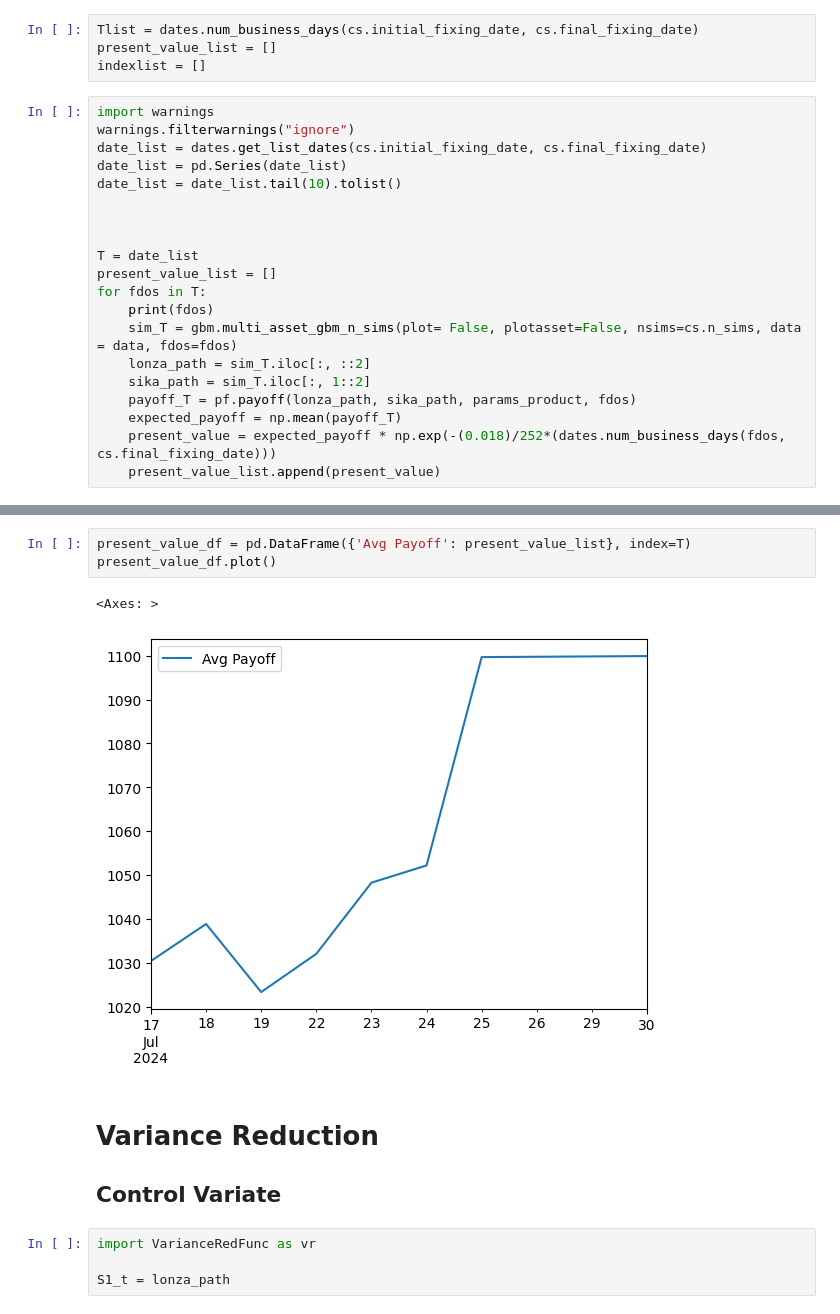
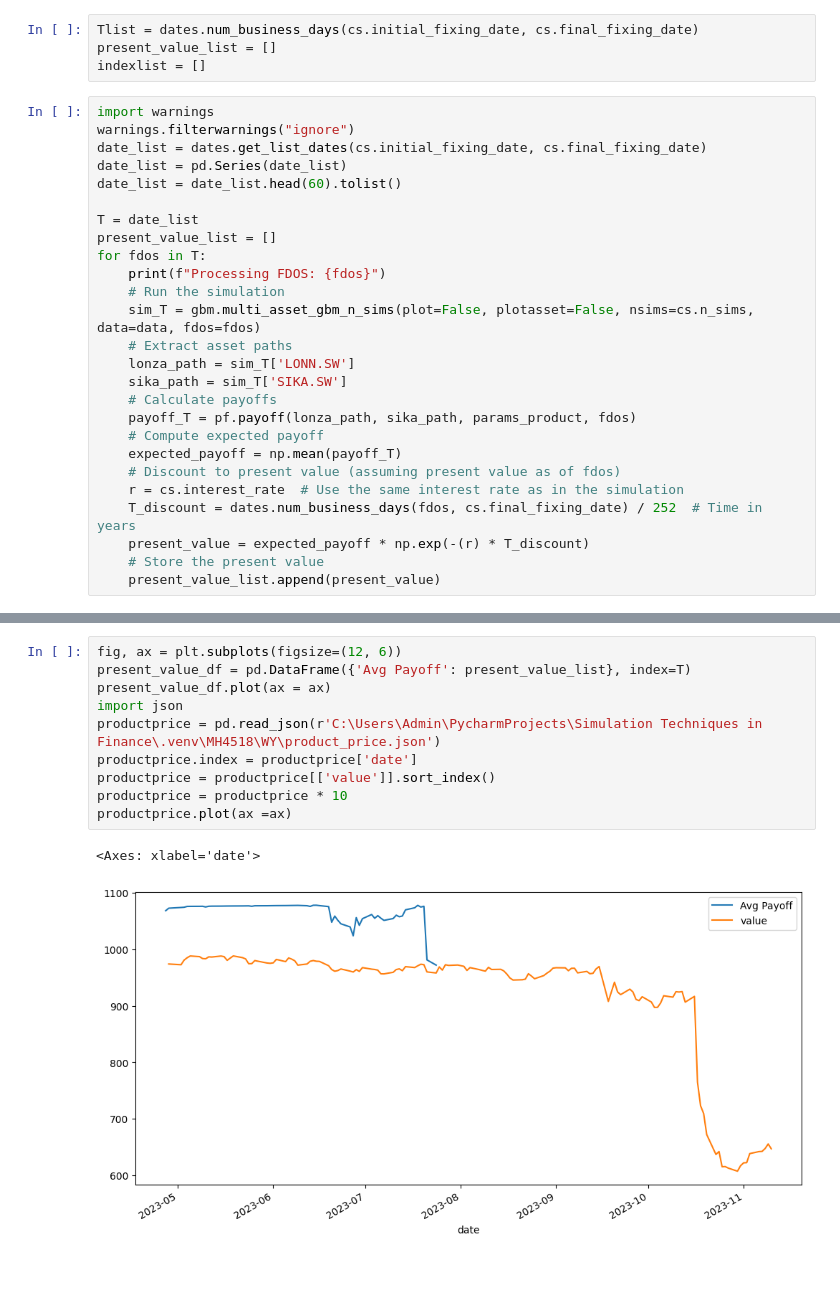
Before and after one commit to weiyuanoh/MH4518, a Jupyter notebook: WY/BlackSholes.ipynb, the cells around one changed output, grey strips where cells are left out. Cells and saved outputs as stored; diff of their text form; blank space fills up the shorter version.

```diff
--- a/WY/BlackSholes.ipynb
+++ b/WY/BlackSholes.ipynb
@@ -53,19 +53,25 @@ import warnings
 warnings.filterwarnings("ignore")
 date_list = dates.get_list_dates(cs.initial_fixing_date, cs.final_fixing_date)
 date_list = pd.Series(date_list)
-date_list = date_list.tail(10).tolist()
-
-
+date_list = date_list.head(60).tolist()
 
 T = date_list
 present_value_list = []
 for fdos in T:
-    print(fdos)
-    sim_T = gbm.multi_asset_gbm_n_sims(plot= False, plotasset=False, nsims=cs.n_sims, data = data, fdos=fdos)
-    lonza_path = sim_T.iloc[:, ::2]
-    sika_path = sim_T.iloc[:, 1::2]
+    print(f"Processing FDOS: {fdos}")
+    # Run the simulation
+    sim_T = gbm.multi_asset_gbm_n_sims(plot=False, plotasset=False, nsims=cs.n_sims, data=data, fdos=fdos)
+    # Extract asset paths
+    lonza_path = sim_T['LONN.SW']
+    sika_path = sim_T['SIKA.SW']
+    # Calculate payoffs
     payoff_T = pf.payoff(lonza_path, sika_path, params_product, fdos)
+    # Compute expected payoff
     expected_payoff = np.mean(payoff_T)
-    present_value = expected_payoff * np.exp(-(0.018)/252*(dates.num_business_days(fdos, cs.final_fixing_date)))
+    # Discount to present value (assuming present value as of fdos)
+    r = cs.interest_rate  # Use the same interest rate as in the simulation
+    T_discount = dates.num_business_days(fdos, cs.final_fixing_date) / 252  # Time in years
+    present_value = expected_payoff * np.exp(-(r) * T_discount)
+    # Store the present value
     present_value_list.append(present_value)
 # %% [output]
@@ -82,13 +95,13 @@ for fdos in T:
-# %%
-present_value_df = pd.DataFrame({'Avg Payoff': present_value_list}, index=T)
-present_value_df.plot()
-# %% [output]
-<Axes: >
-[figure, removed]
-# %% [markdown]
-# Variance Reduction
-## Control Variate
-# %%
-import VarianceRedFunc as vr
-
-S1_t = lonza_path
+# %%
+fig, ax = plt.subplots(figsize=(12, 6))
+present_value_df = pd.DataFrame({'Avg Payoff': present_value_list}, index=T)
+present_value_df.plot(ax = ax)
+import json
+productprice = pd.read_json(r'C:\Users\Admin\PycharmProjects\Simulation Techniques in Finance\.venv\MH4518\WY\product_price.json')
+productprice.index = productprice['date']
+productprice = productprice[['value']].sort_index()
+productprice = productprice * 10
+productprice.plot(ax =ax)
+# %% [output]
+<Axes: xlabel='date'>
+[figure, added]
```
Also changed, not shown: parts of 3 cells of this notebook, 6 other files.
